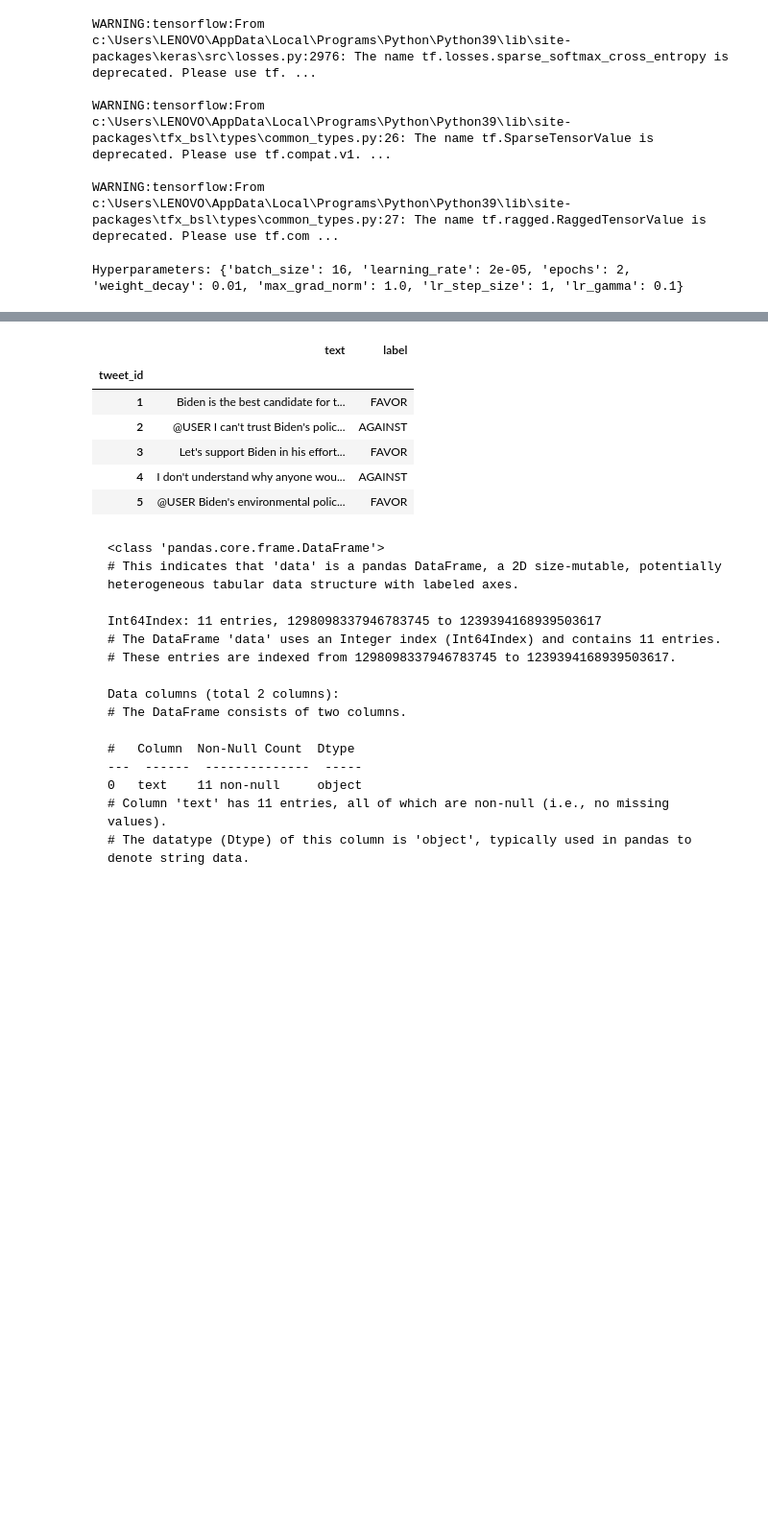
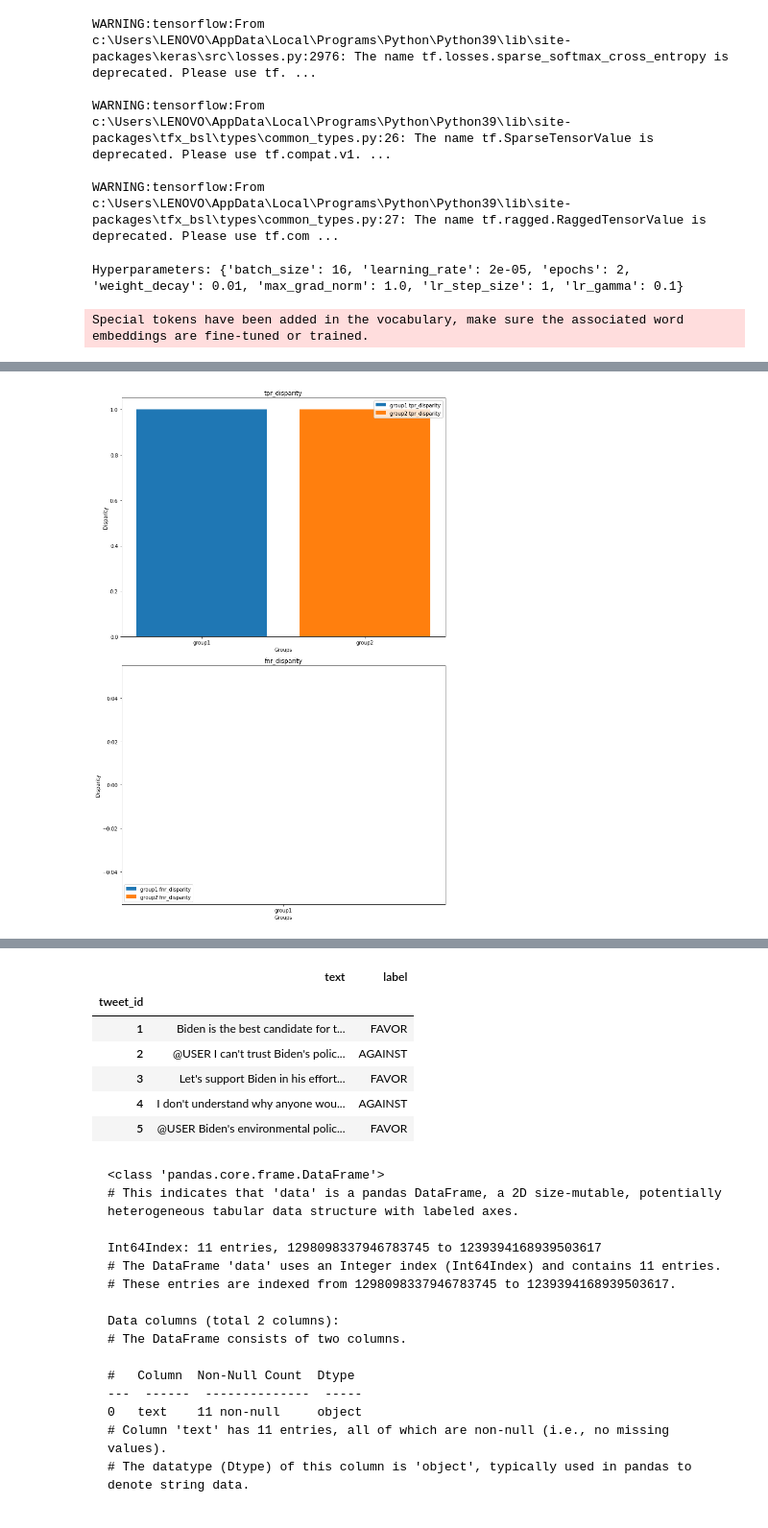
Before and after one commit to elamraniadnane1/CSC5382_SP24_FINALPROJECT, a Jupyter notebook: scripts/final_notebook.ipynb, the cells around one changed output, grey strips where cells are left out. Shown at 96% size. Saved outputs shown, nothing was run; the diff lists cells and outputs as text; code cells hidden in the pictures; blank space fills up the shorter version.

```diff
--- a/scripts/final_notebook.ipynb
+++ b/scripts/final_notebook.ipynb
@@ -82,3 +82,77 @@ HYPERPARAMS = {
 print("Hyperparameters:", HYPERPARAMS)
 # %% [output]
 Hyperparameters: {'batch_size': 16, 'learning_rate': 2e-05, 'epochs': 2, 'weight_decay': 0.01, 'max_grad_norm': 1.0, 'lr_step_size': 1, 'lr_gamma': 0.1}
+# %%
+import torch
+from transformers import BertTokenizer, BertForSequenceClassification
+import pandas as pd
+import numpy as np
+from aequitas.group import Group
+from aequitas.bias import Bias
+from aequitas.fairness import Fairness
+import re
+import matplotlib.pyplot as plt
+
+# Load the model and tokenizer
+MODEL_PATH = 'C:\\Users\\LENOVO\\Desktop\\CSC5382_SP24_FINALPROJECT\\scripts\\bert-election2024-twitter-stance-biden'
+tokenizer = BertTokenizer.from_pretrained(MODEL_PATH)
+model = BertForSequenceClassification.from_pretrained(MODEL_PATH)
+
+# Load your dataset
+CSV_FILE_PATH = 'C:\\Users\\LENOVO\\Desktop\\CSC5382_SP24_FINALPROJECT\\scripts\\dataset_reduced.csv'
+data = pd.read_csv(CSV_FILE_PATH)
+
+# Map labels to numerical values
+label_mapping = {'NONE': 0, 'FAVOR': 1, 'AGAINST': 2}
+data['label'] = data['label'].map(label_mapping)
+
+# Binarize the scores: Consider 'FAVOR' (1) as positive, 'NONE' (0) and 'AGAINST' (2) as negative
+data['score'] = data['label'].apply(lambda x: 1 if x == 1 else 0)
+
+# Prepare data for Aequitas
+aequitas_data = pd.DataFrame()
+aequitas_data['score'] = data['score']
+aequitas_data['label_value'] = data['score'] # Same as score because we already binarized it
+
+# Add demographic data (for example purposes, let's assume we have 'demographic' column in your dataset)
+# In a real-world scenario, you should replace this with actual demographic data
+aequitas_data['attribute'] = data['demographic'] if 'demographic' in data.columns else np.random.choice(['group1', 'group2'], len(data))
+
+# Group metric calculation
+group = Group()
+xtab, _ = group.get_crosstabs(aequitas_data)
+
+# Bias calculation
+bias = Bias()
+bdf = bias.get_disparity_predefined_groups(xtab, original_df=aequitas_data, ref_groups_dict={'attribute': 'group1'}, alpha=0.05, mask_significance=True)
+
+# Fairness calculation
+fairness = Fairness()
+fdf = fairness.get_group_value_fairness(bdf)
+
+# Display results
+print(fdf)
+
+# Check available metrics in fdf
+print(fdf.columns)
+
+# Define the metrics to plot based on the available columns
+available_metrics = ['tpr_disparity', 'fnr_disparity']  # Update this list based on the printed columns
+groups = fdf['attribute_value'].unique()
+
+# Plot results
+fig, ax = plt.subplots(len(available_metrics), 1, figsize=(10, 15))
+
+for i, metric in enumerate(available_metrics):
+    for group in groups:
+        group_data = fdf[fdf['attribute_value'] == group]
+        ax[i].bar(group, group_data[metric].values[0], label=f'{group} {metric}')
+    ax[i].set_title(f'{metric}')
+    ax[i].set_xlabel('Groups')
+    ax[i].set_ylabel('Disparity')
+    ax[i].legend()
+
+plt.tight_layout()
+plt.show()
+# %% [output]
+Special tokens have been added in the vocabulary, make sure the associated word embeddings are fine-tuned or trained.
@@ -84,0 +176 @@ Hyperparameters: {'batch_size': 16, 'learning_rate': 2e-05, 'epochs': 2, 'weight
+[figure, added]
```
Also changed, not shown: parts of 2 cells of this notebook, 5 other files.
